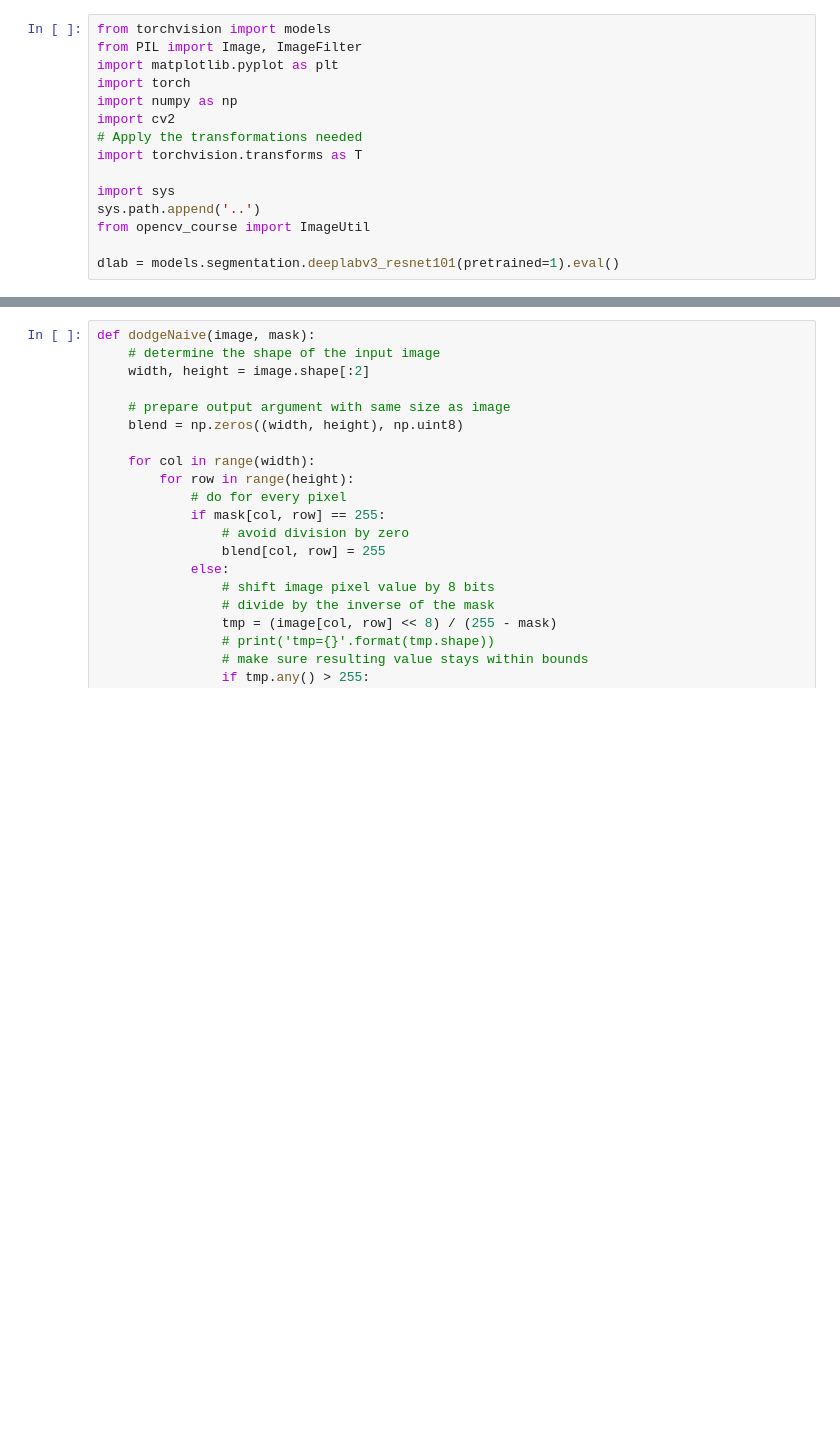
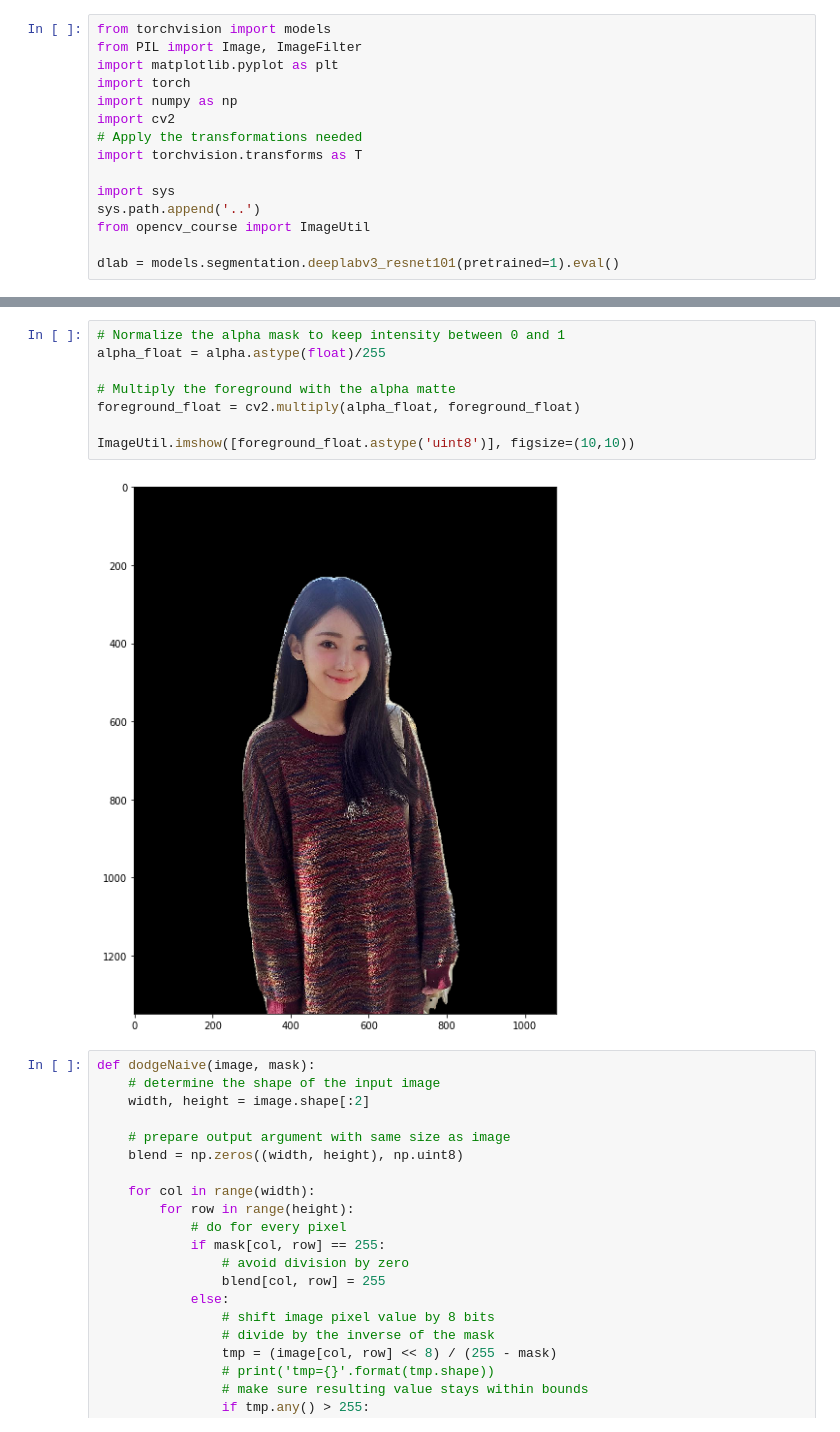
Before and after one commit to kevinzjpeng/opencv_course, a Jupyter notebook: 图像分割/背景铅笔画.ipynb, the cells around one changed output, grey strips where cells are left out. Saved outputs shown, nothing was run; the diff lists cells and outputs as text; blank space fills up the shorter version.

```diff
--- a/图像分割/背景铅笔画.ipynb
+++ b/图像分割/背景铅笔画.ipynb
@@ -76,3 +87,13 @@ ImageUtil.imshow([foreground, rgb], columns=2,figsize=(10,10))
+# %%
+# Normalize the alpha mask to keep intensity between 0 and 1
+alpha_float = alpha.astype(float)/255
+
+# Multiply the foreground with the alpha matte
+foreground_float = cv2.multiply(alpha_float, foreground_float)
+
+ImageUtil.imshow([foreground_float.astype('uint8')], figsize=(10,10))
+# %% [output]
+[figure, added]
 # %%
 def dodgeNaive(image, mask):
     # determine the shape of the input image
```
Also changed, not shown: parts of 10 cells of this notebook, 17 other files.
